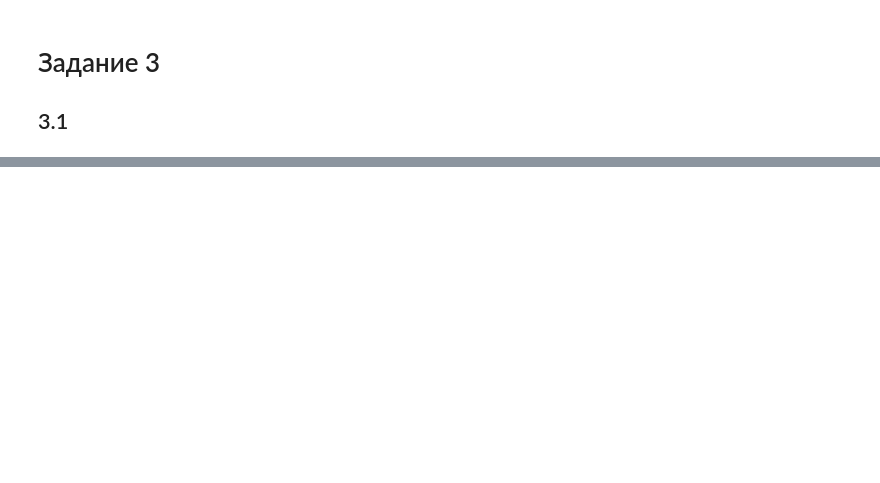
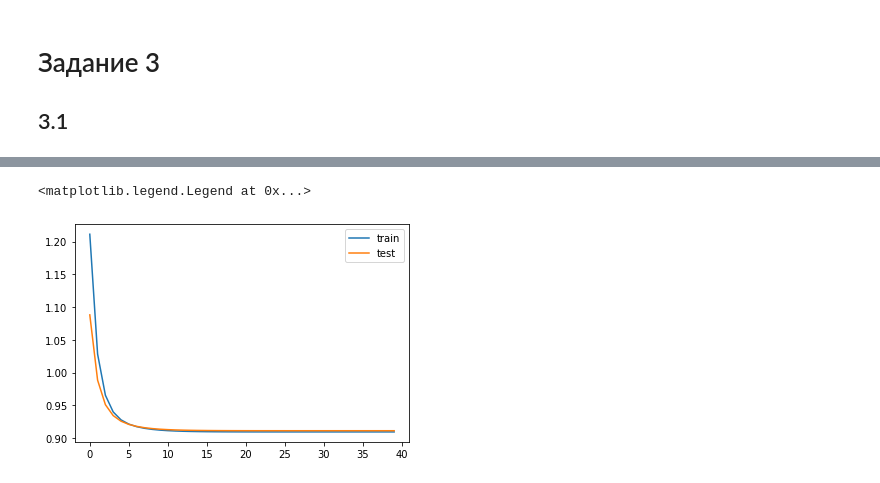
Before and after one commit to myutman/DUL, a Jupyter notebook: HW1.ipynb, the cells around one changed output, grey strips where cells are left out. Cells and saved outputs as stored; diff of their text form; code cells hidden in the pictures; blank space fills up the shorter version.

```diff
--- a/HW1.ipynb
+++ b/HW1.ipynb
@@ -305,7 +314,7 @@ predicted = []
 for i in range(200):
     predicted.append([])
     for j in range(200):
-        px1, px2 = model.made(one_hot(torch.tensor([i, j]), 200).float().reshape(-1, 400))
+        px1, px2 = model.made(one_hot(torch.tensor([i, j]), 200).float().reshape(-1, 400).to(device))
         #print(px1, px2)
         predicted[i].append(float((px1[0][i] * px2[0][j]).float()))
 # %%
@@ -338,0 +388,37 @@ class PixelCNN(nn.Module):
+# %%
+import pickle
+mnist_data = []
+with open('/content/gdrive/My Drive/DUL/mnist-hw1.pkl', 'rb') as mnist_file:
+    mnist_data = pickle.load(mnist_file)
+# %%
+X_train = torch.tensor(mnist_data['train'].transpose(0, 3, 1, 2), dtype=torch.long)
+X_test = torch.tensor(mnist_data['test'].transpose(0, 3, 1, 2), dtype=torch.long).to(device)
+dataset = torch.utils.data.DataLoader(X_train, batch_size=100)
+dataset_test = torch.utils.data.DataLoader(X_test, batch_size=100)
+# %%
+num_epochs = 40
+
+model = PixelCNN(12)
+model.to(device)
+sgd = Adam([*model.parameters()])
+
+train_losses = []
+test_losses = []
+for i in tqdm(range(num_epochs)):
+    avg_loss = 0
+    model.train()
+    for batch in tqdm(dataset):
+        sgd.zero_grad()
+        loss = J(batch.to(device), model(batch.to(device)))
+        #print(loss)
+        avg_loss += float(loss.double()) * len(batch)
+        loss.backward()
+        sgd.step()
+    avg_loss /= len(X_train)
+    train_losses.append(avg_loss)
+    model.eval()
+    avg_loss = 0
+    for batch in dataset_test:
+        avg_loss += float(J(batch.to(device), model(batch.to(device))).double()) * len(batch)
+    avg_loss /= len(X_test)
+    test_losses.append(avg_loss)
@@ -338,0 +439,7 @@ class PixelCNN(nn.Module):
+# %%
+plt.plot(range(num_epochs), train_losses)
+plt.plot(range(num_epochs), test_losses)
+plt.legend(['train', 'test'])
+# %% [output]
+<matplotlib.legend.Legend at 0x...>
+[figure, added]
```
Also changed, not shown: parts of 18 cells of this notebook.
